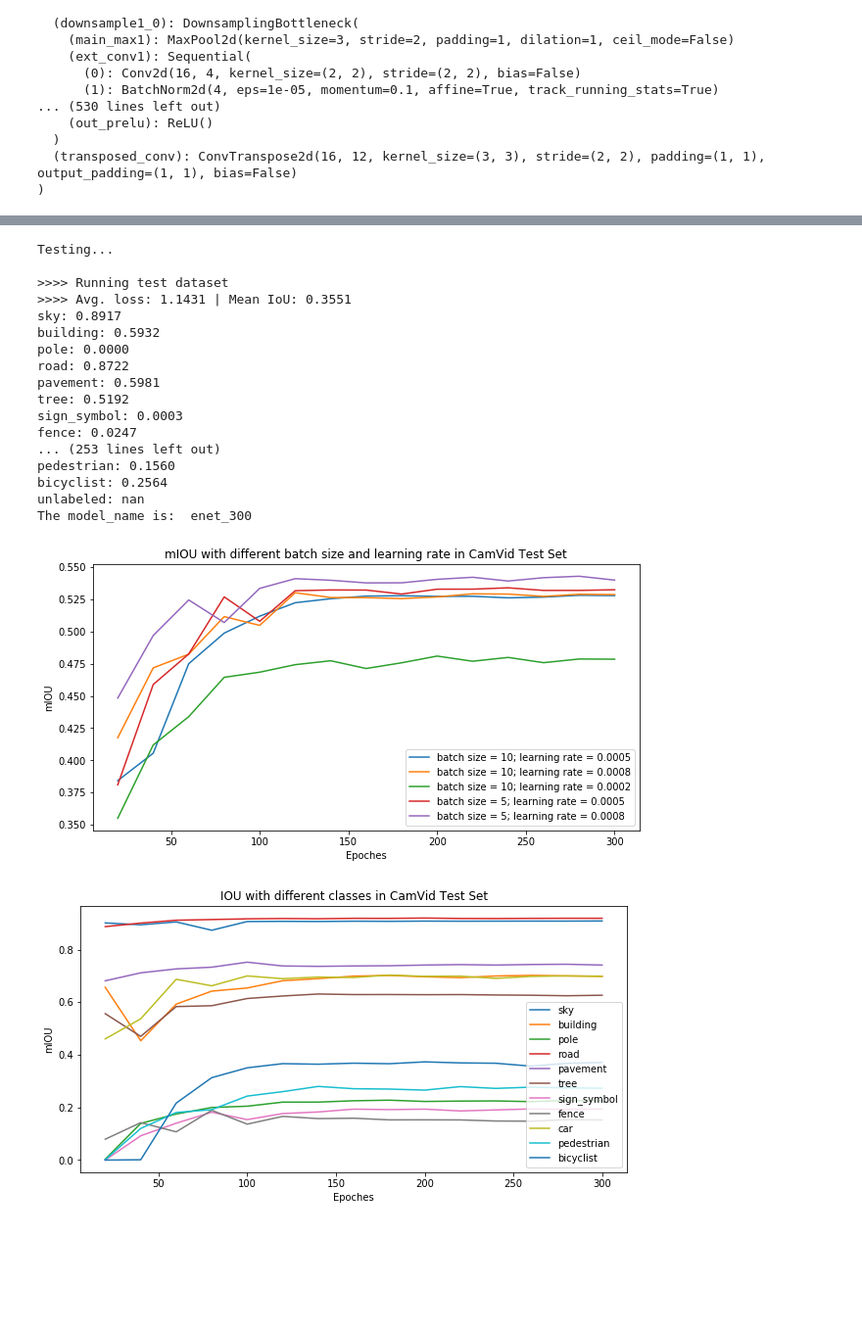
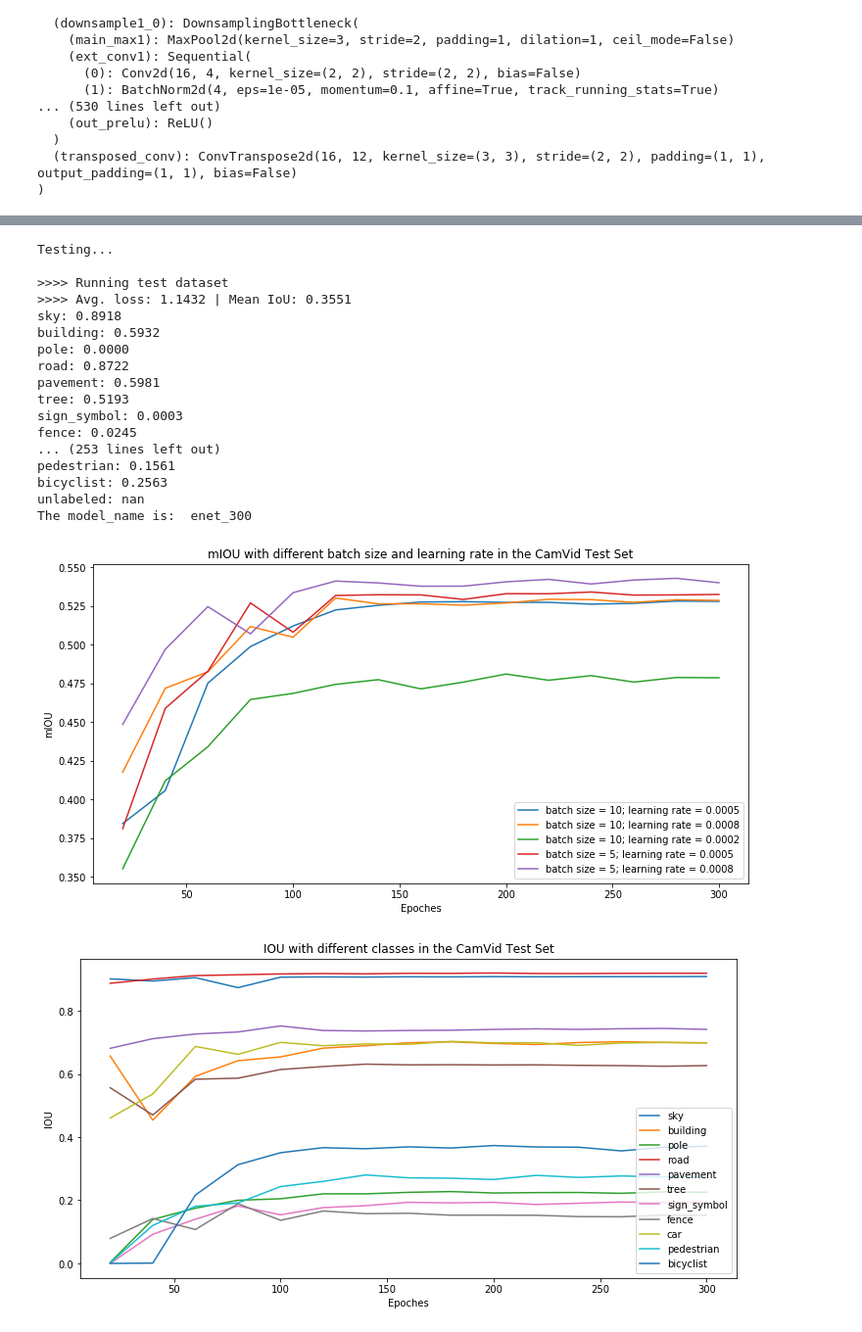
Before and after one commit to COMP6248-Reproducability-Challenge/DeepLearningSegmentation, a Jupyter notebook: ENet_test_camvid.ipynb, the cells around one changed output, grey strips where cells are left out. Shown: that part at 98% size. Saved outputs shown, nothing was run; the diff lists cells and outputs as text; code cells hidden in the pictures; blank space fills up the shorter version.

```diff
--- a/ENet_test_camvid.ipynb
+++ b/ENet_test_camvid.ipynb
@@ -38,6 +38,8 @@ ENet(
   (transposed_conv): ConvTranspose2d(16, 12, kernel_size=(3, 3), stride=(2, 2), padding=(1, 1), output_padding=(1, 1), bias=False)
 )
 # %%
+device = "cuda:0"
+
 class Test:
     def __init__(self, model, data_loader, criterion, metric, device):
         self.model = model
@@ -95,7 +97,7 @@ def test(model, test_loader, class_weights, class_encoding):
     for key, class_iou in zip(class_encoding.keys(), iou):
         print("{0}: {1:.4f}".format(key, class_iou))
 
-    return miou, iou
+    return loss, miou, iou
 # %%
 def test_enet_camvid(save_dir, model_name_list):
     dataset_dir = 'dataset/camvid/'
@@ -147,6 +149,7 @@ def test_enet_camvid(save_dir, model_name_list):
     ignore_index = list(class_encoding).index('unlabeled')
     class_weights[ignore_index] = 0
 
+    loss_list = []
     miou_list = []
     iou_list = []
 
@@ -157,19 +160,20 @@ def test_enet_camvid(save_dir, model_name_list):
         # Load the previoulsy saved model state to the ENet model
         model = utils.load_checkpoint(model, optimizer, save_dir, model_name)[0]
 
-        miou, iou = test(model, test_loader, class_weights, class_encoding)
+        loss, miou, iou = test(model, test_loader, class_weights, class_encoding)
         print('The model_name is: ',model_name)
 
-
+        loss_list.append(loss)
         miou_list.append(miou)
         iou_list.append(iou)
-    return miou_list, iou_list
+
+    return loss_list, miou_list, iou_list
 # %%
 model_name_list = []
 for i in range(15):
     model_name_list.append('enet_'+str((i+1)*20))
 
-miou_batch10_list, iou_batch10_list = test_enet_camvid('save/eNet_camvid_batch10_save/',model_name_list)
+loss_batch10_list, miou_batch10_list, iou_batch10_list = test_enet_camvid('save/eNet_camvid_batch10_save/',model_name_list)
 # %% [output]
 Testing...
 
@@ -249,23 +253,23 @@ bicyclist: 0.3478
 unlabeled: nan
 The model_name is:  enet_300
 # %%
-miou_batch10_lr2_list, iou_batch10_lr2_list = test_enet_camvid('save/eNet_camvid_batch10_lr2_save/',model_name_list)
+loss_batch10_lr2_list, miou_batch10_lr2_list, iou_batch10_lr2_list = test_enet_camvid('save/eNet_camvid_batch10_lr2_save/',model_name_list)
 # %% [output]
 Testing...
 
 >>>> Running test dataset
->>>> Avg. loss: 1.1431 | Mean IoU: 0.3551
-sky: 0.8917
+>>>> Avg. loss: 1.1432 | Mean IoU: 0.3551
+sky: 0.8918
 building: 0.5932
 pole: 0.0000
 road: 0.8722
 pavement: 0.5981
-tree: 0.5192
+tree: 0.5193
 sign_symbol: 0.0003
-fence: 0.0247
+fence: 0.0245
 ... (253 lines left out)
-pedestrian: 0.1560
-bicyclist: 0.2564
+pedestrian: 0.1561
+bicyclist: 0.2563
 unlabeled: nan
 The model_name is:  enet_300
 # %%
@@ -275,7 +279,7 @@ time_list = []
 for i in range(15):
     time_list.append((i+1)*20)
 
-fig = plt.figure(figsize=(10,5))
+fig = plt.figure(figsize=(12,6))
 ax1 = fig.add_subplot(111)
 ax1.plot(time_list,miou_batch10_list, label="batch size = 10; learning rate = 0.0005")
 ax1.plot(time_list,miou_batch10_lr8_list, label="batch size = 10; learning rate = 0.0008")
@@ -284,40 +288,40 @@ ax1.plot(time_list,miou_batch5_list, label="batch size = 5; learning rate = 0.00
 ax1.plot(time_list,miou_batch5_lr8_list, label="batch size = 5; learning rate = 0.0008")
 ax1.set_xlabel("Epoches")
 ax1.set_ylabel("mIOU")
-ax1.set_title("mIOU with different batch size and learning rate in CamVid Test Set")
-plt.legend(loc=0)
+ax1.set_title("mIOU with different batch size and learning rate in the CamVid Test Set")
+plt.legend(loc='lower right')
 # plt.show()
 fig.savefig("CamVid_0.png")
 # %% [output]
-[figure, old version]
+[figure, new version]
 # %%
 %matplotlib inline
 import matplotlib.pyplot as plt
 time_list = []
 for i in range(15):
     time_list.append((i+1)*20)
 
 import numpy as np
 iou_batch10 = np.array(iou_batch10_list).T
 
-fig = plt.figure(figsize=(10,5))
+fig = plt.figure(figsize=(12,6))
 ax1 = fig.add_subplot(111)
 ax1.plot(time_list,iou_batch10[0], label="sky")
 ax1.plot(time_list,iou_batch10[1], label="building")
 ax1.plot(time_list,iou_batch10[2], label="pole")
 ax1.plot(time_list,iou_batch10[3], label="road")
 ax1.plot(time_list,iou_batch10[4], label="pavement")
 ax1.plot(time_list,iou_batch10[5], label="tree")
 ax1.plot(time_list,iou_batch10[6], label="sign_symbol")
 ax1.plot(time_list,iou_batch10[7], label="fence")
 ax1.plot(time_list,iou_batch10[8], label="car")
 ax1.plot(time_list,iou_batch10[9], label="pedestrian")
 ax1.plot(time_list,iou_batch10[10], label="bicyclist")
 ax1.set_xlabel("Epoches")
-ax1.set_ylabel("mIOU")
-ax1.set_title("IOU with different classes in CamVid Test Set")
-plt.legend(loc=0)
+ax1.set_ylabel("IOU")
+ax1.set_title("IOU with different classes in the CamVid Test Set")
+plt.legend(loc='lower right')
 # plt.show()
 fig.savefig("CamVid_1.png")
 # %% [output]
-[figure, old version]
+[figure, new version]
```
Also changed, not shown: parts of 6 cells of this notebook.
